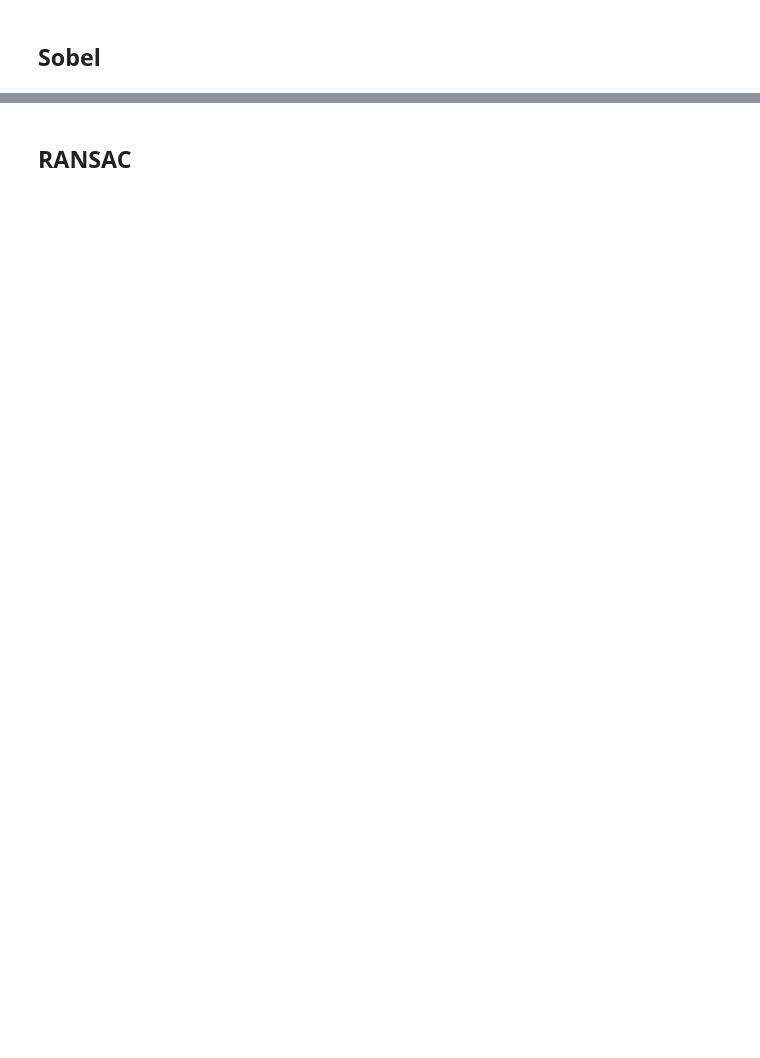
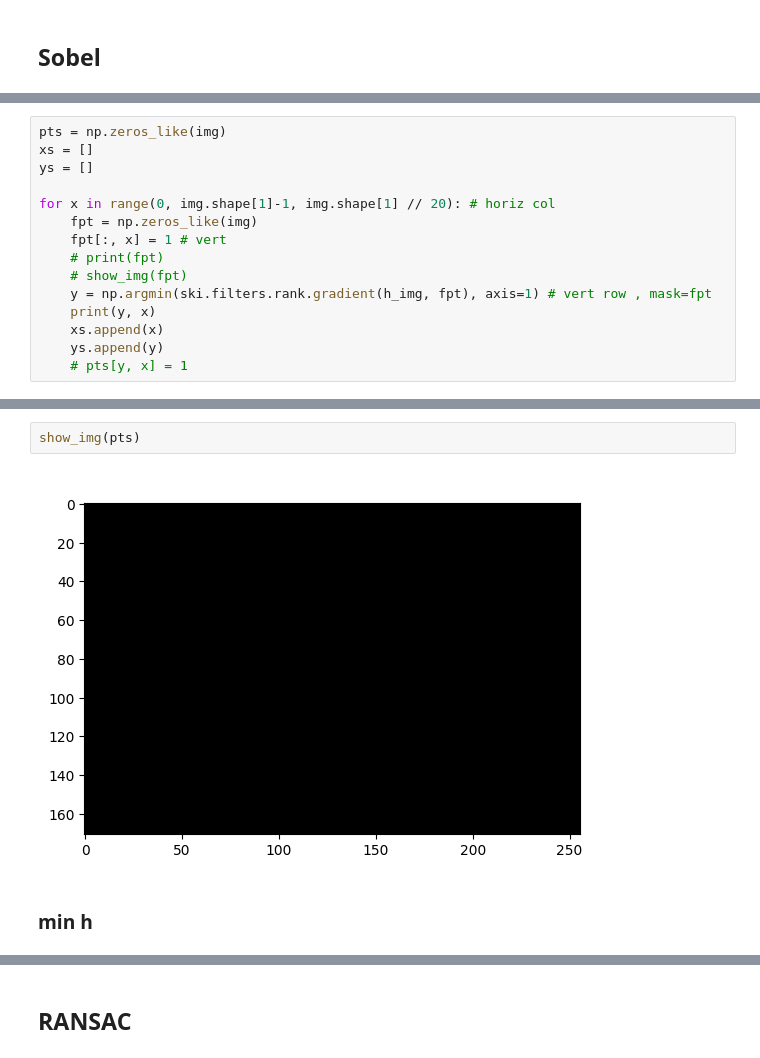
Before and after one commit to marekd6/CV1_labs, a Jupyter notebook: Assignment 03-20251203/cv1_3_2.ipynb, the cells around one changed output, grey strips where cells are left out. Saved outputs shown, nothing was run; the diff lists cells and outputs as text; blank space fills up the shorter version.

```diff
--- a/Assignment 03-20251203/cv1_3_2.ipynb
+++ b/Assignment 03-20251203/cv1_3_2.ipynb
@@ -62,0 +181,15 @@ img = load_display_img(pth)
+# %%
+pts = np.zeros_like(img)
+xs = []
+ys = []
+
+for x in range(0, img.shape[1]-1, img.shape[1] // 20): # horiz col
+    fpt = np.zeros_like(img)
+    fpt[:, x] = 1 # vert
+    # print(fpt)
+    # show_img(fpt)
+    y = np.argmin(ski.filters.rank.gradient(h_img, fpt), axis=1) # vert row , mask=fpt
+    print(y, x)
+    xs.append(x)
+    ys.append(y)
+    # pts[y, x] = 1
@@ -62,0 +214,6 @@ img = load_display_img(pth)
+# %%
+show_img(pts)
+# %% [output]
+[figure, added]
+# %% [markdown]
+### min h
```
Also changed, not shown: parts of 40 cells of this notebook.
